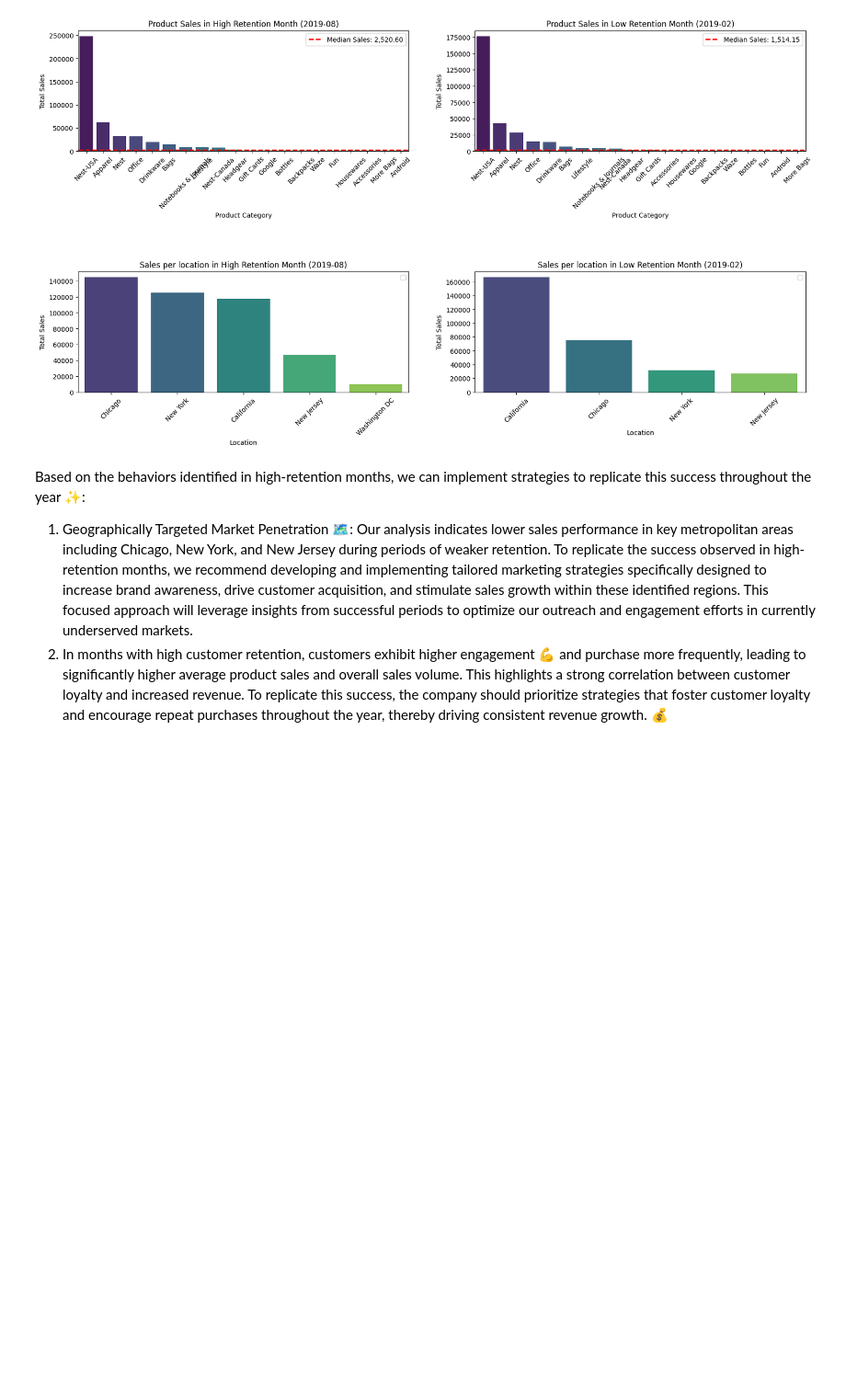
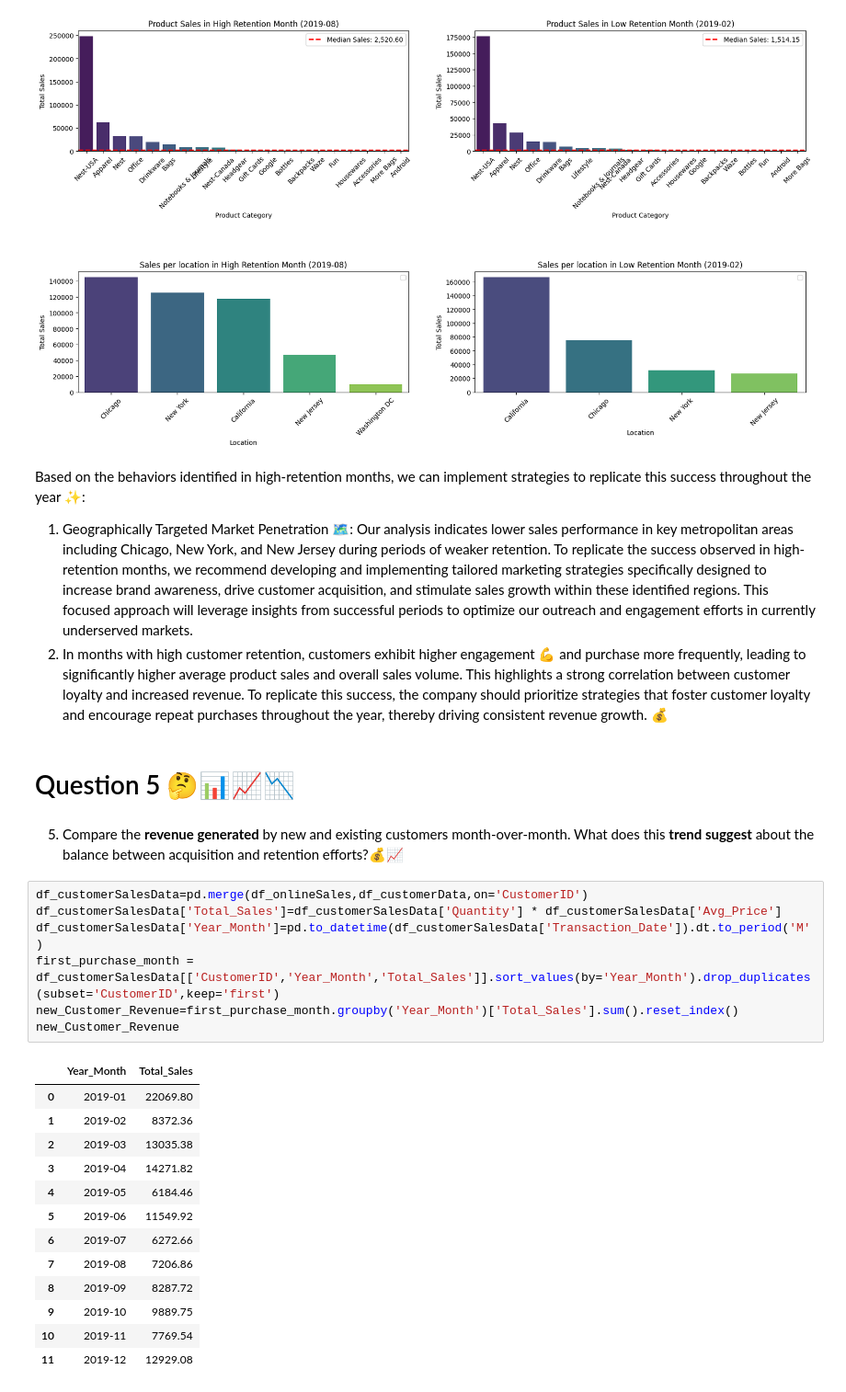
Before and after one commit to Smita569/E-commerce_Marketing_and_sales, a Jupyter notebook: E_commerce_Marketing_and_sales_Business_Case.ipynb, the cells around one changed output. Shown at 92% size. Drawn from its saved outputs; the diff is of its cells as text; blank space fills up the shorter version.

```diff
--- a/E_commerce_Marketing_and_sales_Business_Case.ipynb
+++ b/E_commerce_Marketing_and_sales_Business_Case.ipynb
@@ -339,3 +339,28 @@ axes[1,1].legend()
    Based on the behaviors identified in high-retention months, we can implement strategies to replicate this success throughout the year ✨:
 1. Geographically Targeted Market Penetration 🗺️: Our analysis indicates lower sales performance in key metropolitan areas including Chicago, New York, and New Jersey during periods of weaker retention. To replicate the success observed in high-retention months, we recommend developing and implementing tailored marketing strategies specifically designed to increase brand awareness, drive customer acquisition, and stimulate sales growth within these identified regions. This focused approach will leverage insights from successful periods to optimize our outreach and engagement efforts in currently underserved markets.
 2. In months with high customer retention, customers exhibit higher engagement 💪 and purchase more frequently, leading to significantly higher average product sales and overall sales volume. This highlights a strong correlation between customer loyalty and increased revenue. To replicate this success, the company should prioritize strategies that foster customer loyalty and encourage repeat purchases throughout the year, thereby driving consistent revenue growth. 💰
+# %% [markdown]
+# Question 5 🤔📊📈📉
+# %% [markdown]
+5. Compare the **revenue generated** by new and existing customers month-over-month. What does this **trend suggest** about the balance between acquisition and retention efforts?💰📈
+# %%
+df_customerSalesData=pd.merge(df_onlineSales,df_customerData,on='CustomerID')
+df_customerSalesData['Total_Sales']=df_customerSalesData['Quantity'] * df_customerSalesData['Avg_Price']
+df_customerSalesData['Year_Month']=pd.to_datetime(df_customerSalesData['Transaction_Date']).dt.to_period('M')
+first_purchase_month = df_customerSalesData[['CustomerID','Year_Month','Total_Sales']].sort_values(by='Year_Month').drop_duplicates(subset='CustomerID',keep='first')
+new_Customer_Revenue=first_purchase_month.groupby('Year_Month')['Total_Sales'].sum().reset_index()
+new_Customer_Revenue
+# %% [output]
+|  | Year_Month | Total_Sales |
+| 0 | 2019-01 | 22069.80 |
+| 1 | 2019-02 | 8372.36 |
+| 2 | 2019-03 | 13035.38 |
+| 3 | 2019-04 | 14271.82 |
+| 4 | 2019-05 | 6184.46 |
+| 5 | 2019-06 | 11549.92 |
+| 6 | 2019-07 | 6272.66 |
+| 7 | 2019-08 | 7206.86 |
+| 8 | 2019-09 | 8287.72 |
+| 9 | 2019-10 | 9889.75 |
+| 10 | 2019-11 | 7769.54 |
+| 11 | 2019-12 | 12929.08 |
```
Also changed, not shown: parts of 2 cells of this notebook.
